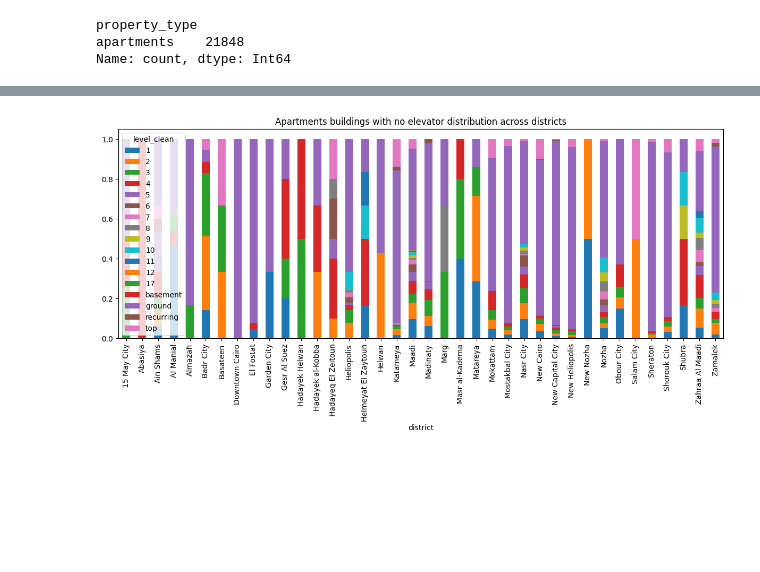
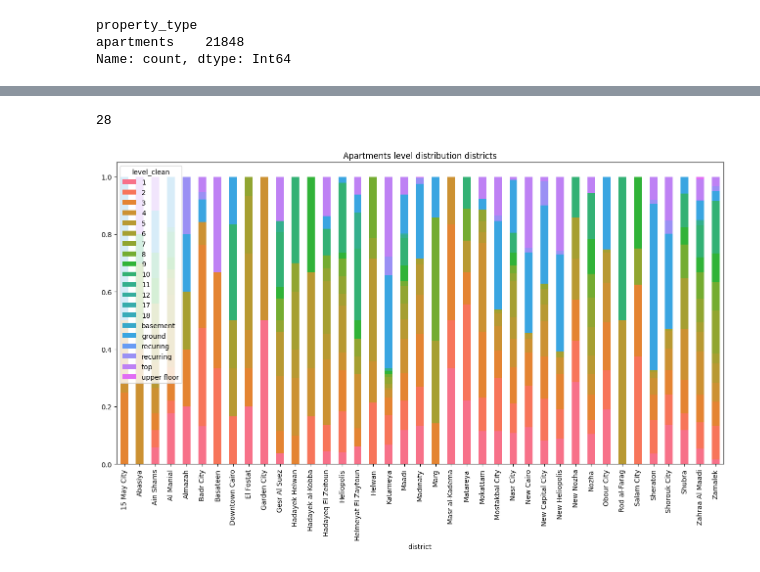
Before and after one commit to MarwanAshrafMakhlouf/cairo_real_state_intelligence_platform, a Jupyter notebook: notebooks/data_cleaner.ipynb, the cells around one changed output, grey strips where cells are left out. Cells and saved outputs as stored; diff of their text form; code cells hidden in the pictures; blank space fills up the shorter version.

Commit message:
Data Cleaning phase

```diff
--- a/notebooks/data_cleaner.ipynb
+++ b/notebooks/data_cleaner.ipynb
@@ -1029,11 +744,32 @@ Name: count, dtype: int64
+# %%
+flor = []
+count = 0
+for index, row in no_level_arabic_df.iterrows():
+    count +=1
+    matches = extract_arabic_floor_info(row['title'])
+    if matches:
+        flor.append({'index':index, 'match':matches})
+print(count)
+# %% [output]
+28
+# %%
+for item in flor:
+    item['match'] = standarize_arabic_level(item['match'])
+# %%
+for item in flor:
+    df.loc[item['index'], 'level_clean'] = item['match']
 # %%
-data = no_elevator.groupby('district')['level_clean'].value_counts(normalize=True)
+apartmens_df = df[df['property_type'] == 'apartments']
+data = apartmens_df.groupby('district')['level_clean'].value_counts(normalize=True)
 # %%
+# Use a colormap with 25 distinct colors
+import seaborn as sns
+colors = sns.color_palette("husl", 23)
 plot_df = data.unstack(level='level_clean').fillna(0)
 plot_df = plot_df.loc[(plot_df !=0 ).any(axis=1), (plot_df !=0).any(axis=0)]
-plot_df.plot(kind='bar', stacked=True, figsize=(12,6))
-plt.tight_layout()
-plt.title('Apartments buildings with no elevator distribution across districts')
+plot_df.plot(kind='bar', stacked=True, figsize=(16,8), color = colors)
+# plt.tight_layout()
+plt.title('Apartments level distribution districts')
 plt.show()
 # %% [output]
-[figure, old version]
+[figure, new version]
```
Also changed, not shown: parts of 91 cells of this notebook, 3 other files.
